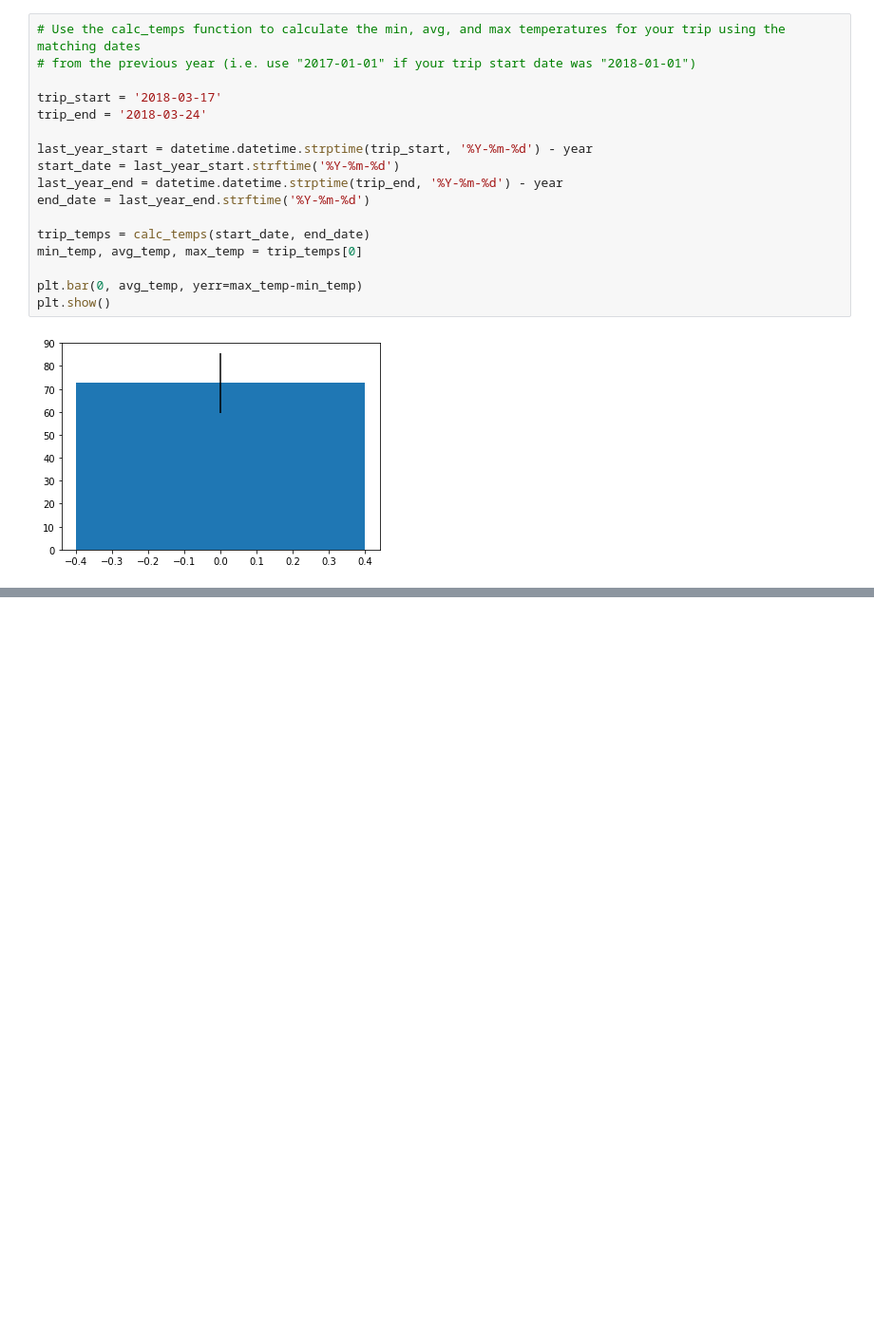
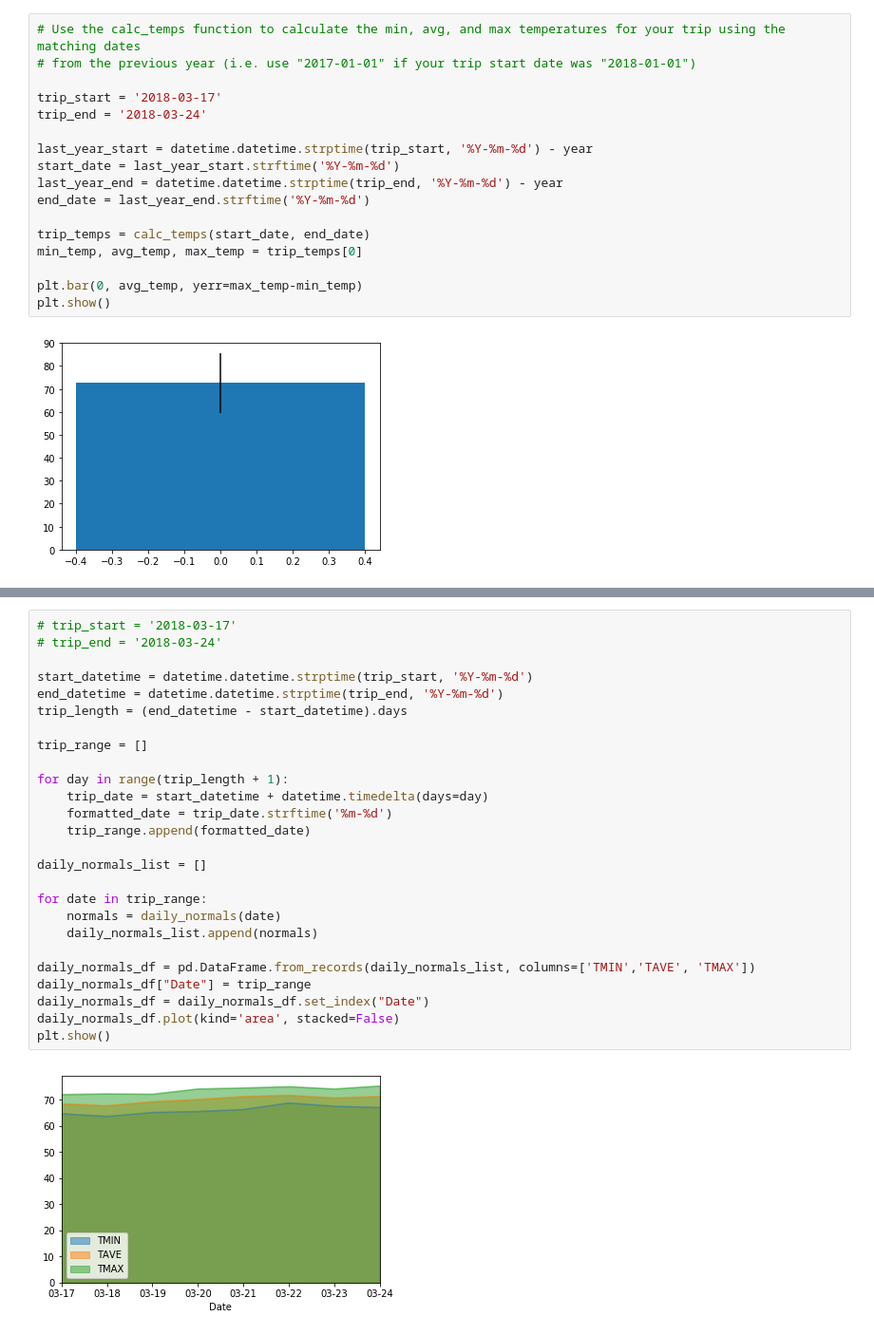
Before and after one commit to mmclaughlin87/hawaii_weather_analysis, a Jupyter notebook: climate_analysis.ipynb, the cells around one changed output, grey strips where cells are left out. Shown at 95% size. Cells and saved outputs as stored; diff of their text form; blank space fills up the shorter version.

Commit message:
adding 'daily normals' for climate analysis

```diff
--- a/climate_analysis.ipynb
+++ b/climate_analysis.ipynb
@@ -114,0 +142,28 @@ calc_temps('2017-03-04','2018-01-02')
+# %%
+# trip_start = '2018-03-17'
+# trip_end = '2018-03-24'
+
+start_datetime = datetime.datetime.strptime(trip_start, '%Y-%m-%d')
+end_datetime = datetime.datetime.strptime(trip_end, '%Y-%m-%d')
+trip_length = (end_datetime - start_datetime).days
+
+trip_range = []
+
+for day in range(trip_length + 1):
+    trip_date = start_datetime + datetime.timedelta(days=day)
+    formatted_date = trip_date.strftime('%m-%d')
+    trip_range.append(formatted_date)
+
+daily_normals_list = []
+
+for date in trip_range:
+    normals = daily_normals(date)
+    daily_normals_list.append(normals)
+
+daily_normals_df = pd.DataFrame.from_records(daily_normals_list, columns=['TMIN','TAVE', 'TMAX'])
+daily_normals_df["Date"] = trip_range
+daily_normals_df = daily_normals_df.set_index("Date")
+daily_normals_df.plot(kind='area', stacked=False)
+plt.show()
+# %% [output]
+[figure, added]
```
Also changed, not shown: parts of 7 cells of this notebook.
